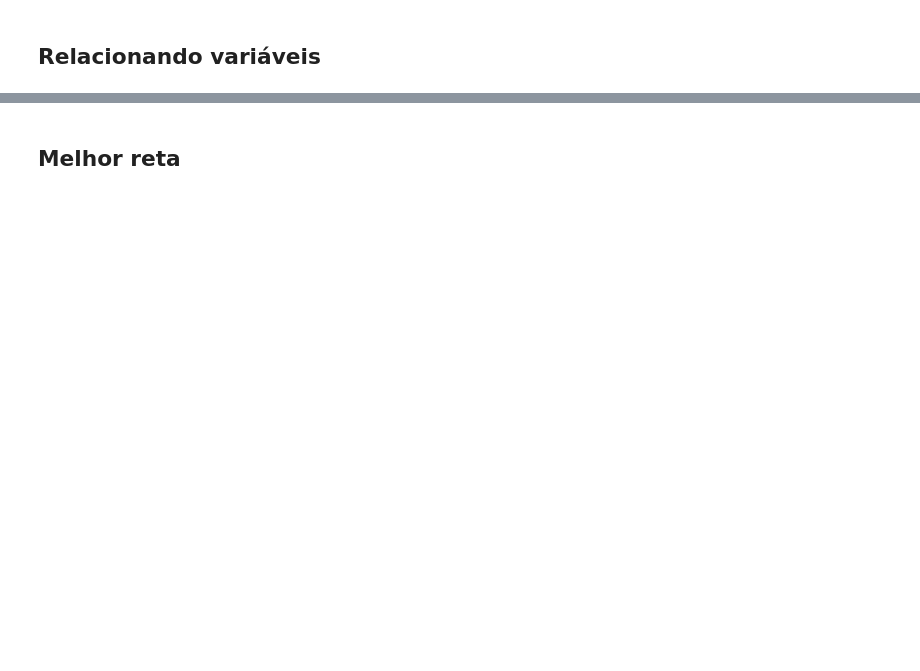
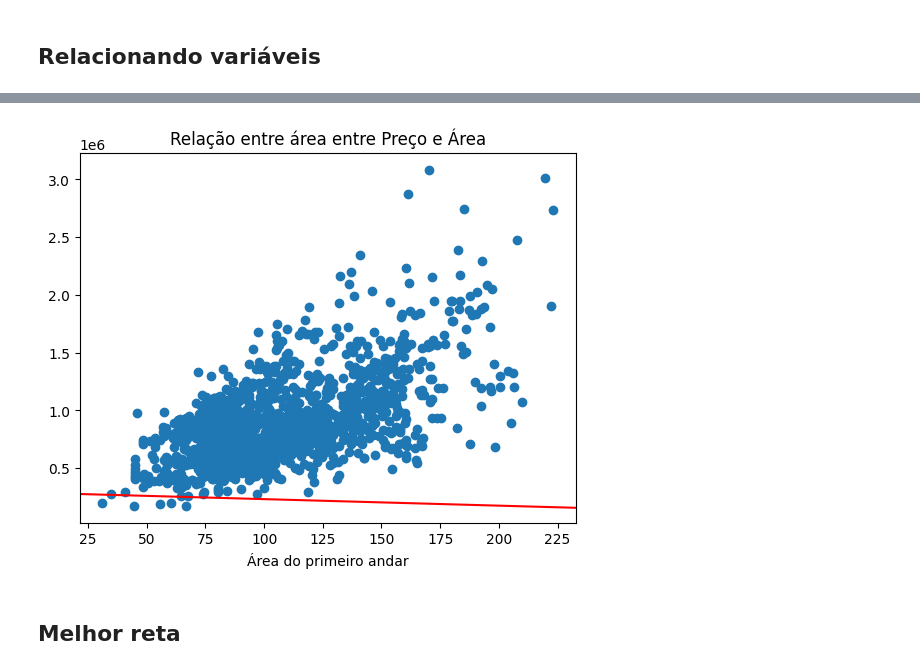
Before and after one commit to Narrayane/03_Estatistica_e_Machine_Learning, a Jupyter notebook: 03.02.01_Regressao_linear_Testando_relacoes.ipynb, the cells around one changed output, grey strips where cells are left out. Saved outputs shown, nothing was run; the diff lists cells and outputs as text; code cells hidden in the pictures; blank space fills up the shorter version.

```diff
--- a/03.02.01_Regressao_linear_Testando_relacoes.ipynb
+++ b/03.02.01_Regressao_linear_Testando_relacoes.ipynb
@@ -43,6 +152,14 @@ Com o coeficiente de Correlação de Pearson nos permite medir a relação linea
 # %%
 # Aparentemente quanto maior a área do primeiro andar, maior o preço da casa.
 # E se quisermos traçar uma linha que melhor representa esse comportamento?
+
+plt.scatter(x=dados['area_primeiro_andar'], y=dados['preco_de_venda'])
+plt.axline(xy1=(66,250000),xy2=(190,180000), color='red')
+plt.title ('Relação entre área entre Preço e Área')
+plt.xlabel('Área do primeiro andar')
+plt.show()
+# %% [output]
+[figure, added]
 # %% [markdown]
 ## Melhor reta
 # %%
```
Also changed, not shown: parts of 28 cells of this notebook.
